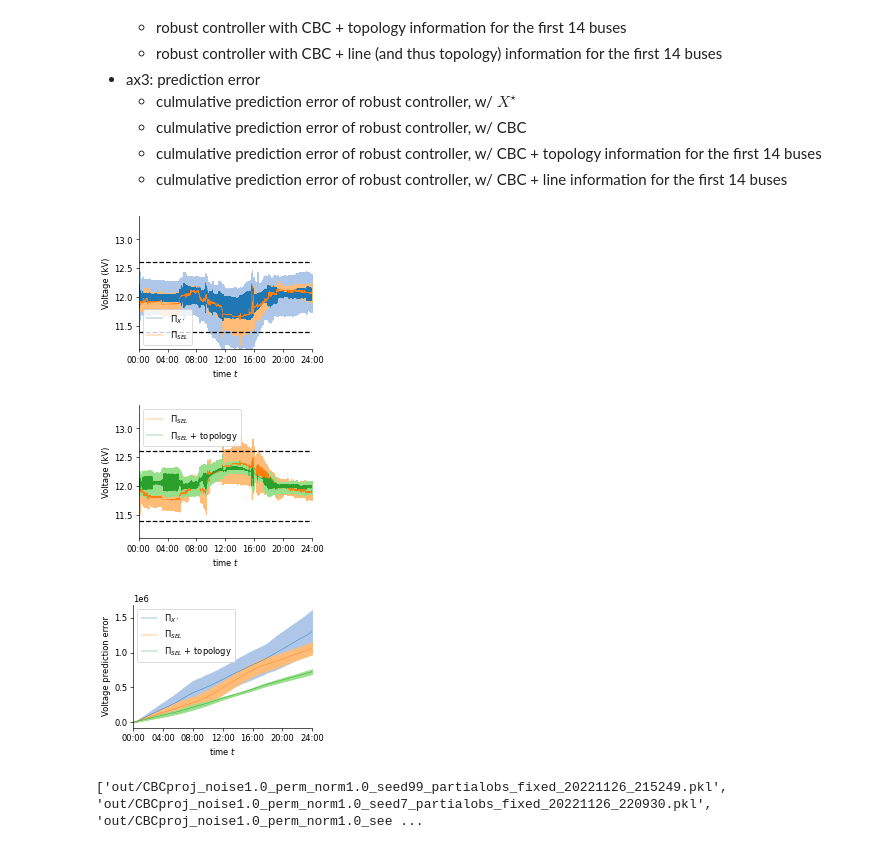
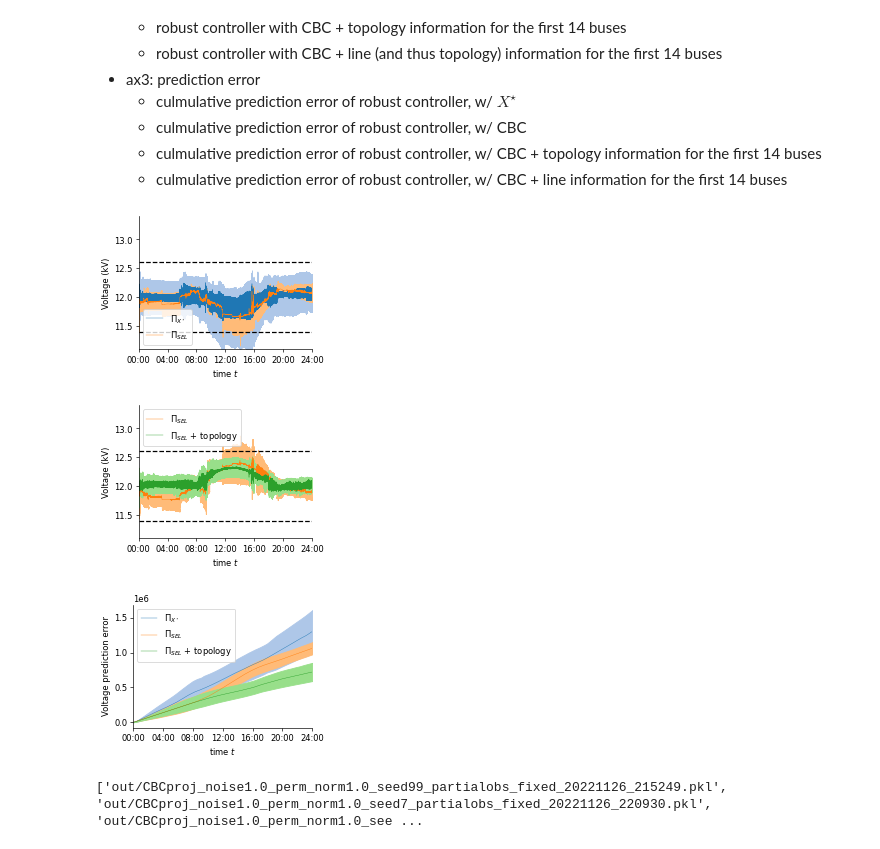
Before and after one commit to chrisyeh96/voltctrl, a Jupyter notebook: nonlinear_plotting.ipynb, the cells around one changed output. Drawn from its saved outputs; the diff is of its cells as text; code cells hidden in the pictures.

```diff
--- a/nonlinear_plotting.ipynb
+++ b/nonlinear_plotting.ipynb
@@ -72,7 +72,7 @@ for i in range(3):
     axs.append(ax)
 
 bus1 = 17 # bus 19
-bus2 = 7 # bus [9, 19, 22, 31, 40, 46, 55]
+bus2 = 7 # bus 9
 
 
 # # fixed X^*
@@ -154,7 +154,7 @@ pred_error = np.zeros([T,4])
 
 paths = list(filter(
     lambda x: 'Pu' not in x,
-    glob('out/CBCproj_noise1.0_perm_norm1.0_*_partialctrl_topo14line0*.pkl')))
+    glob('out/CBCproj_noise1.0_perm_norm1.0_*_partialctrl_topo14line14*.pkl')))
 
 for i, path in enumerate(paths):
     with open(path, 'rb') as f:
@@ -165,35 +165,35 @@ for i, path in enumerate(paths):
     temp_list.insert(0,0.0)
     pred_error[:,i] = np.cumsum(np.array(temp_list))
 
 plot_fill(ax=axs[1], values=rocbc_bus2, color=4, label=label)
 plot_fill(ax=axs[2], values=pred_error, color=4,label=label)
 
 
 # plot proporties
 for ax in [axs[0], axs[1]]:
     ax.axhline(11.4, ls='--', color='black')
     ax.axhline(12.6, ls='--', color='black')
     ax.set_ylabel('Voltage (kV)')
     ax.set_ylim(y_min, y_max)
 axs[2].set_ylabel('Voltage prediction error')
 
 axs[0].legend(loc='lower left')
 axs[1].legend(loc='upper left')
 axs[2].legend()
 
 for ax in axs:
     ax.set_xticks(TIME_TICKS)
     ax.set_xticklabels(TIME_LABELS)
     ax.set_xlim(0, T)
     ax.set_xlabel('time $t$')
 
 for i, fig in enumerate(figs):
     fig.savefig(f'out/nonlinear_{i}.pdf', bbox_inches='tight', dpi=200, pad_inches=0)
     fig.savefig(f'out/nonlinear_{i}.png', bbox_inches='tight', dpi=200, pad_inches=0)
 # %% [output]
 [figure]
-[figure, old version]
+[figure, new version]
-[figure, old version]
+[figure, new version]
 # %%
 paths = list(filter(
     lambda x: 'Pu' not in x,
```
Also changed, not shown: parts of 10 cells of this notebook, 1 other file.
